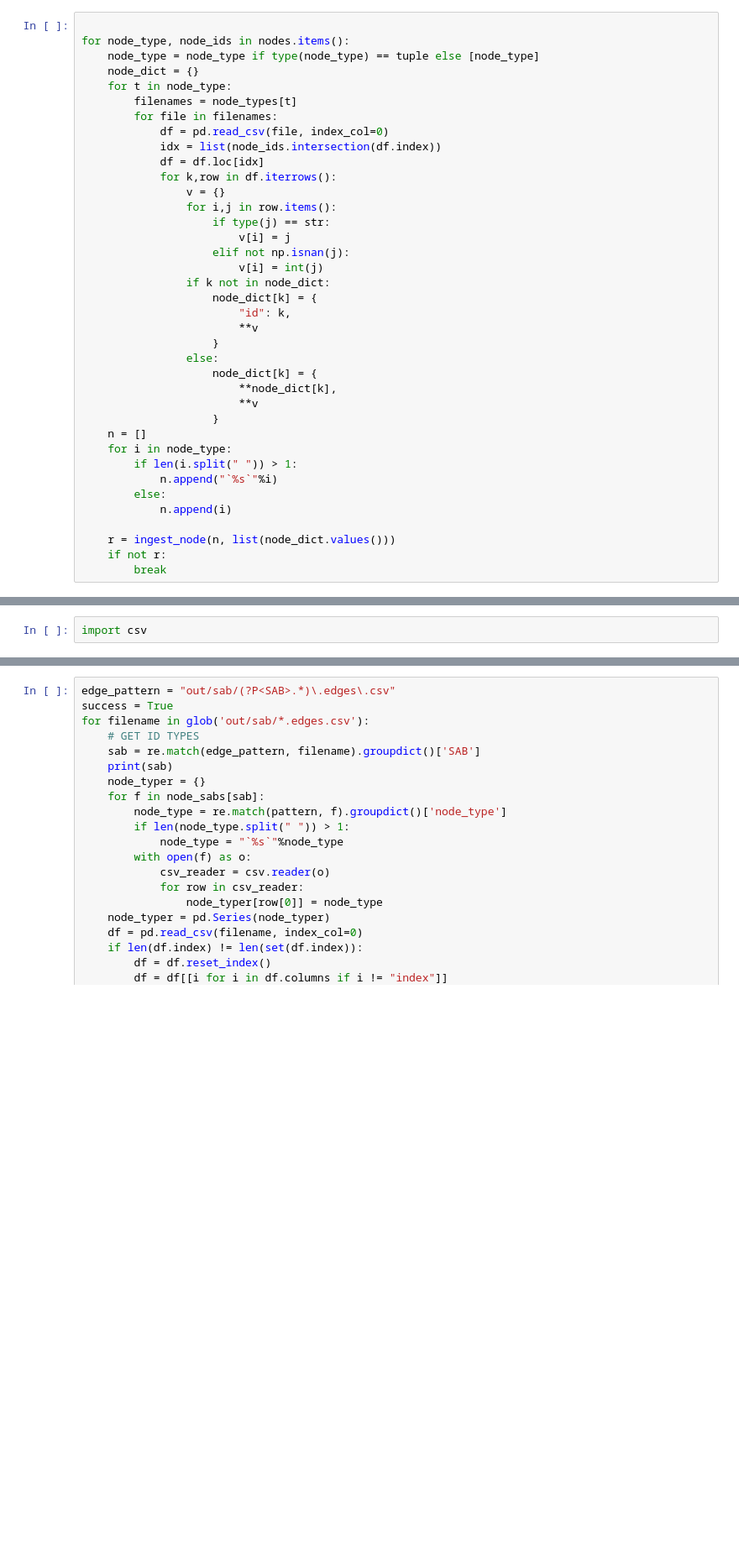
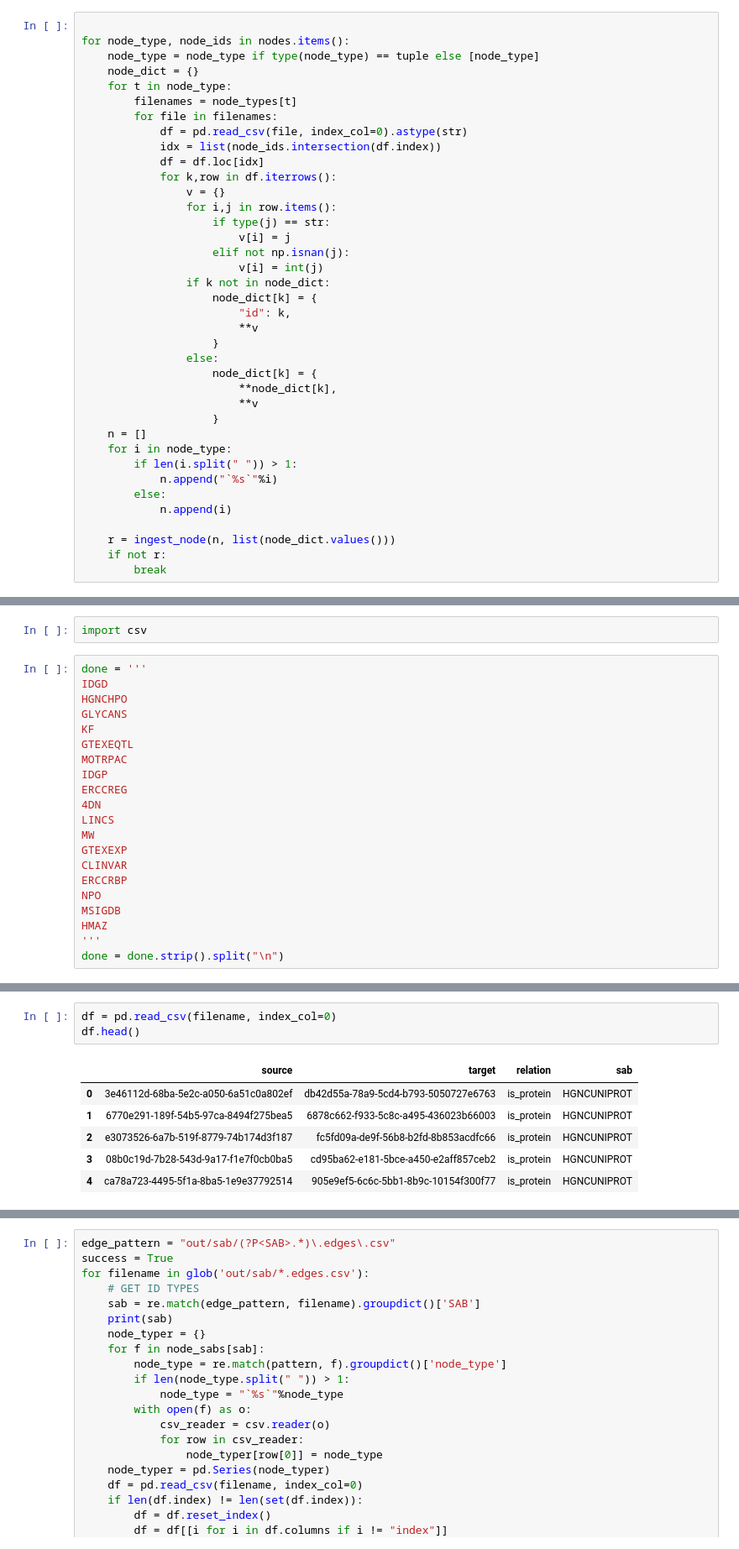
Before and after one commit to MaayanLab/datadistillery-kg, a Jupyter notebook: 0424Notebooks/ingestion_notebook.ipynb, the cells around one changed output, grey strips where cells are left out. Shown: that part at 84% size. Saved outputs shown, nothing was run; the diff lists cells and outputs as text; blank space fills up the shorter version.

```diff
--- a/0424Notebooks/ingestion_notebook.ipynb
+++ b/0424Notebooks/ingestion_notebook.ipynb
@@ -148,7 +149,7 @@ for node_type, node_ids in nodes.items():
 	for t in node_type:
 		filenames = node_types[t]
 		for file in filenames:
-			df = pd.read_csv(file, index_col=0)
+			df = pd.read_csv(file, index_col=0).astype(str)
 			idx = list(node_ids.intersection(df.index))
 			df = df.loc[idx]
 			for k,row in df.iterrows():
@@ -251,6 +252,27 @@ def ingest_edges(relation, meta, source, target, edges, limit=10000):
 	return success
 # %%
 import csv
+# %%
+done = '''
+IDGD
+HGNCHPO
+GLYCANS
+KF
+GTEXEQTL
+MOTRPAC
+IDGP
+ERCCREG
+4DN
+LINCS
+MW
+GTEXEXP
+CLINVAR
+ERCCRBP
+NPO
+MSIGDB
+HMAZ
+'''
+done = done.strip().split("\n")
 # %%
 edge_pattern = "out/sab/(?P<SAB>.*)\.edges\.csv"
 success = True
@@ -313,0 +341,10 @@ Ingesting 159 located_in relation of AZ
+# %%
+df = pd.read_csv(filename, index_col=0)
+df.head()
+# %% [output]
+|  | source | target | relation | sab |
+| 0 | 3e46112d-68ba-5e2c-a050-6a51c0a802ef | db42d55a-78a9-5cd4-b793-5050727e6763 | is_protein | HGNCUNIPROT |
+| 1 | 6770e291-189f-54b5-97ca-8494f275bea5 | 6878c662-f933-5c8c-a495-436023b66003 | is_protein | HGNCUNIPROT |
+| 2 | e3073526-6a7b-519f-8779-74b174d3f187 | fc5fd09a-de9f-56b8-b2fd-8b853acdfc66 | is_protein | HGNCUNIPROT |
+| 3 | 08b0c19d-7b28-543d-9a17-f1e7f0cb0ba5 | cd95ba62-e181-5bce-a450-e2aff857ceb2 | is_protein | HGNCUNIPROT |
+| 4 | ca78a723-4495-5f1a-8ba5-1e9e37792514 | 905e9ef5-6c6c-5bb1-8b9c-10154f300f77 | is_protein | HGNCUNIPROT |
```
Also changed, not shown: parts of 39 cells of this notebook, 3 other files.
